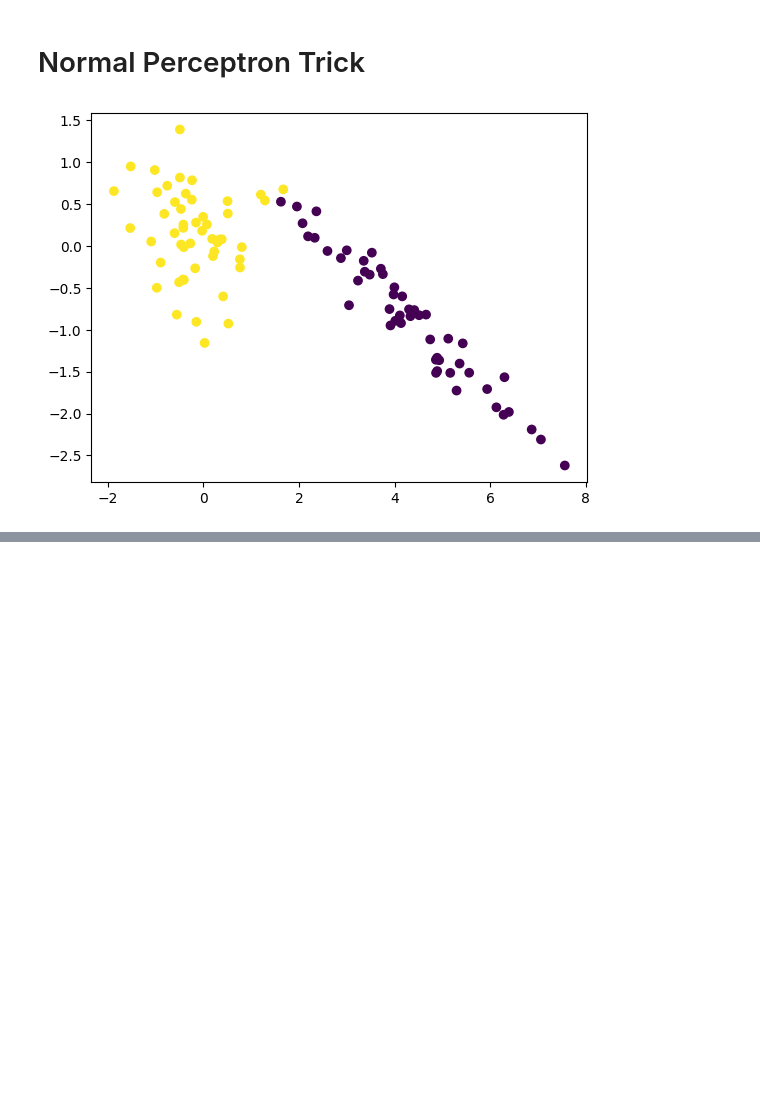
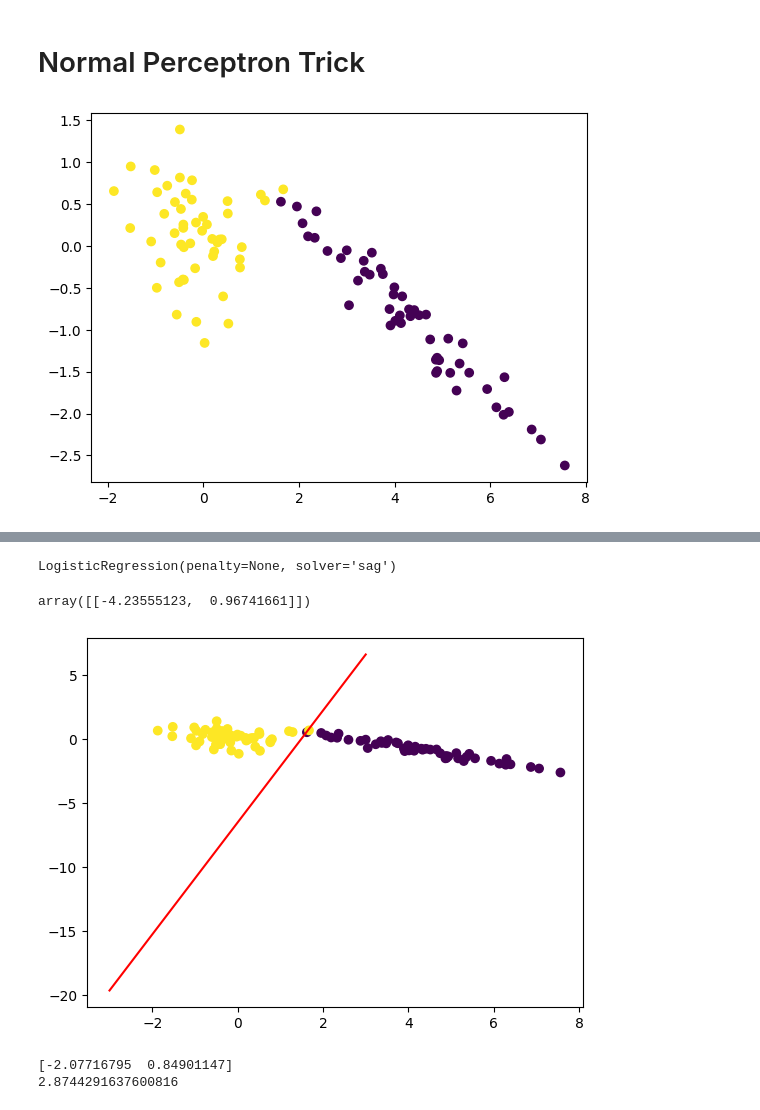
Before and after one commit to SreeHarshaGudise/SocialNetworkAdsClassifier, a Jupyter notebook: Logistic_Regression.ipynb, the cells around one changed output, grey strips where cells are left out. Cells and saved outputs as stored; diff of their text form; code cells hidden in the pictures; blank space fills up the shorter version.

Commit message:
Logistic Regression and Gradient Descent way Experiment

```diff
--- a/Logistic_Regression.ipynb
+++ b/Logistic_Regression.ipynb
@@ -193,0 +196,35 @@ plt.show()
+# %%
+from sklearn.datasets import make_classification
+from sklearn.linear_model import LogisticRegression
+import matplotlib.pyplot as plt
+
+
+# X, y = make_classification(
+#     n_samples=100,n_features=2, n_redundant =0, n_classes=2,
+#     n_clusters_per_class=1, random_state=41, hypercube=False,
+#     class_sep = 10)
+X, y = make_classification(n_samples=100, n_features=2, n_redundant=0, class_sep=10, random_state=41,
+                           hypercube=False,n_clusters_per_class=1)
+# %%
+lor = LogisticRegression(penalty= None, solver='sag')
+lor.fit(X, y)
+# %% [output]
+LogisticRegression(penalty=None, solver='sag')
+# %%
+lor.intercept_
+lor.coef_
+# %% [output]
+array([[-4.23555123,  0.96741661]])
+# %%
+m = -(lor.coef_[0][0]/ lor.coef_[0][1])
+b = -(lor.intercept_[0]/ lor.coef_[0][1])
+# %%
+import numpy as np
+x_input = np.linspace(-3,3,100)
+y_input = m*x_input+b
+# %%
+plt.plot(x_input, y_input, color='red')
+plt.scatter(X[:, 0], X[:, 1], c=y)
+plt.show()
+# %% [output]
+[figure, added]
@@ -193,0 +252,6 @@ plt.show()
+# %%
+print(coef)
+print(intercep)
+# %% [output]
+[-2.07716795  0.84901147]
+2.8744291637600816
```
Also changed, not shown: parts of 9 cells of this notebook.
